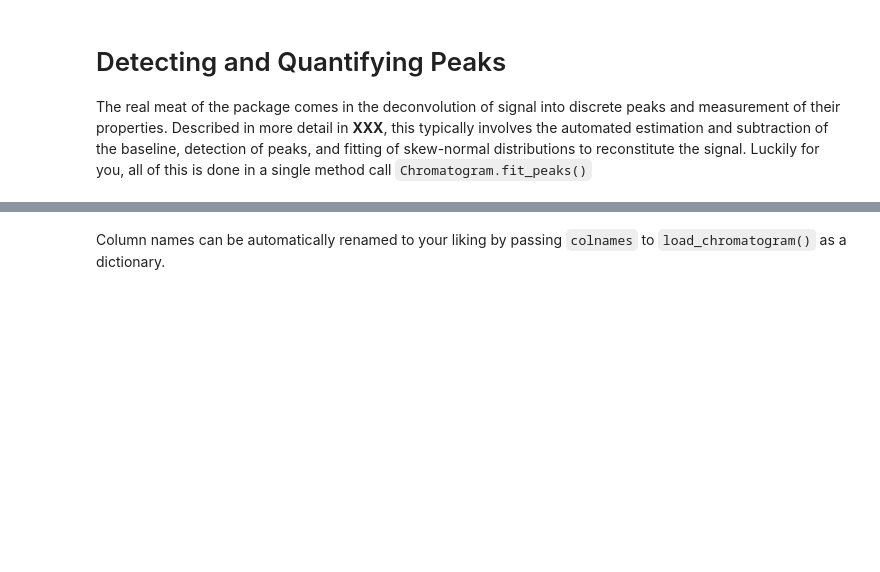
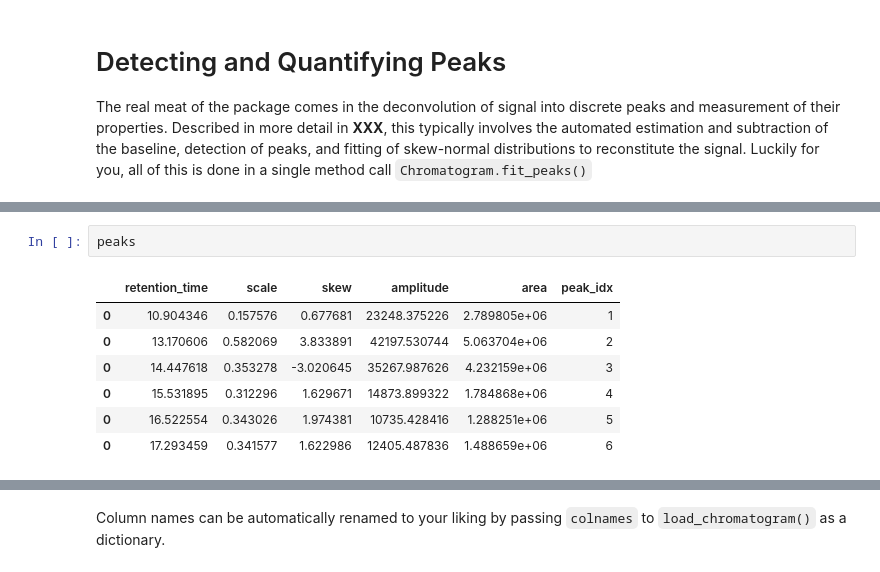
Before and after one commit to cremerlab/hplc-py, a Jupyter notebook: docs/source/getting_started/quickstart.ipynb, the cells around one changed output, grey strips where cells are left out. Cells and saved outputs as stored; diff of their text form; blank space fills up the shorter version.

```diff
--- a/docs/source/getting_started/quickstart.ipynb
+++ b/docs/source/getting_started/quickstart.ipynb
@@ -86,0 +83,10 @@ chrom.show()
+# %%
+peaks
+# %% [output]
+|  | retention_time | scale | skew | amplitude | area | peak_idx |
+| 0 | 10.904346 | 0.157576 | 0.677681 | 23248.375226 | 2.789805e+06 | 1 |
+| 0 | 13.170606 | 0.582069 | 3.833891 | 42197.530744 | 5.063704e+06 | 2 |
+| 0 | 14.447618 | 0.353278 | -3.020645 | 35267.987626 | 4.232159e+06 | 3 |
+| 0 | 15.531895 | 0.312296 | 1.629671 | 14873.899322 | 1.784868e+06 | 4 |
+| 0 | 16.522554 | 0.343026 | 1.974381 | 10735.428416 | 1.288251e+06 | 5 |
+| 0 | 17.293459 | 0.341577 | 1.622986 | 12405.487836 | 1.488659e+06 | 6 |
```
Also changed, not shown: parts of 8 cells of this notebook, 1 other file.
